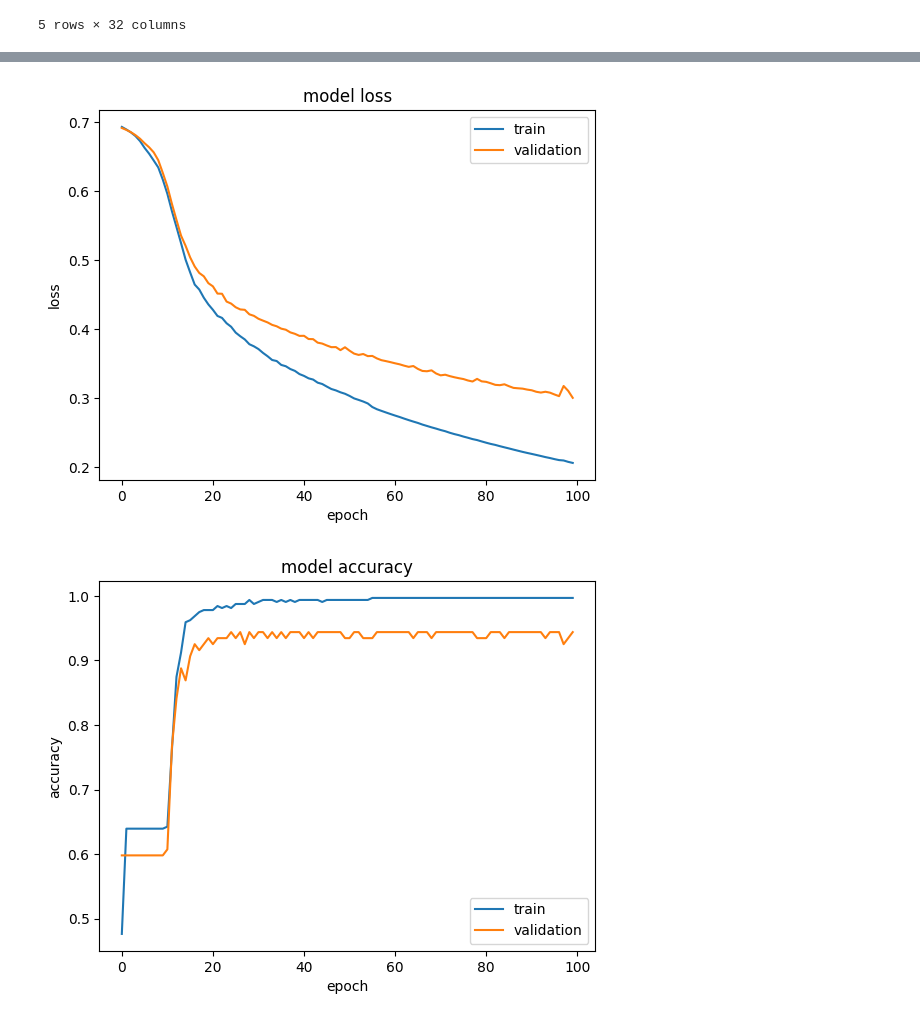
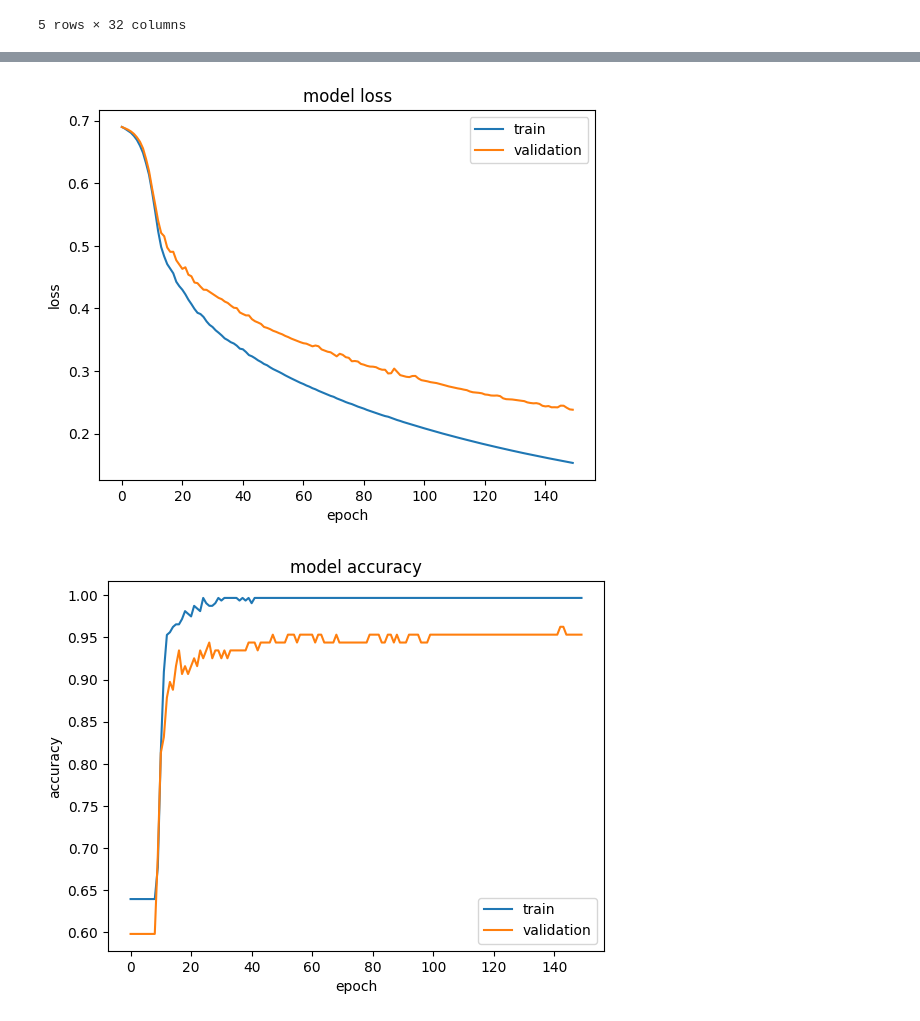
Before and after one commit to hitbug-exe/MalignancyDL, a Jupyter notebook: TumorPrediction.ipynb, the cells around one changed output, grey strips where cells are left out. Saved outputs shown, nothing was run; the diff lists cells and outputs as text; code cells hidden in the pictures.

```diff
--- a/TumorPrediction.ipynb
+++ b/TumorPrediction.ipynb
@@ -56,21 +56,19 @@ train_features, test_features, train_labels, test_labels = train_test_split(
 # %%
 import tensorflow as tf
 from tensorflow import keras
-from tensorflow.keras import layers
 
-model = Sequential()
+model = keras.Sequential()
 model.add(keras.layers.Dense(64, input_shape=(train_features.shape[1],), activation = 'relu'))
 model.add(keras.layers.Dense(64, activation = 'relu'))
 model.add(keras.layers.Dropout(0.2))
 model.add(keras.layers.Normalization())
-model.add(keras.layers.Dense(16, activation = 'relu'))
+model.add(keras.layers.Dense(32, activation = 'relu'))
 model.add(keras.layers.Normalization())
-model.add(keras.layers.Dense(16, activation = 'softmax'))
-model.add(keras.layers.Normalization())
+model.add(keras.layers.Dense(32, activation = 'softmax'))
 model.add(keras.layers.Dense(1, activation = 'sigmoid'))
 
 model.compile(loss='binary_crossentropy', optimizer='adam',
-              metrics=['accuracy'])
+              metrics=['binary_accuracy'])
 
 model.summary()
 # %% [output]
@@ -93,7 +91,9 @@ Non-trainable params: 195
 _________________________________________________________________
 # %%
+import matplotlib.pyplot as plt
+
 history = model.fit(train_features, train_labels,
-                    epochs=100, verbose=0, validation_split=0.25)
+                    epochs=150, verbose=0, validation_split=0.25)
 
 plt.figure()
 plt.plot(history.history['loss'])
@@ -104,18 +104,18 @@ plt.xlabel('epoch')
 plt.legend(['train', 'validation'])
 plt.show()
 # %% [output]
-[figure, old version]
+[figure, new version]
 # %%
 plt.figure()
-plt.plot(history.history['accuracy'])
-plt.plot(history.history['val_accuracy'])
+plt.plot(history.history['binary_accuracy'])
+plt.plot(history.history['val_binary_accuracy'])
 plt.title('model accuracy')
 plt.ylabel('accuracy')
 plt.xlabel('epoch')
 plt.legend(['train', 'validation'])
 plt.show()
 # %% [output]
-[figure, old version]
+[figure, new version]
 # %%
 test_loss, test_acc = model.evaluate(test_features, test_labels)
 # %% [output]
```
Also changed, not shown: parts of 3 cells of this notebook.
